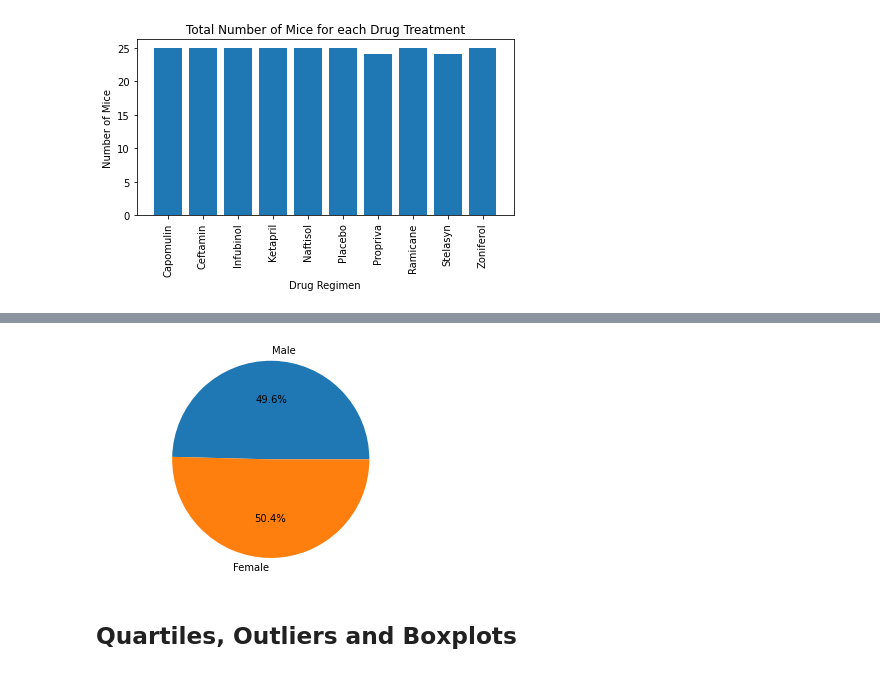
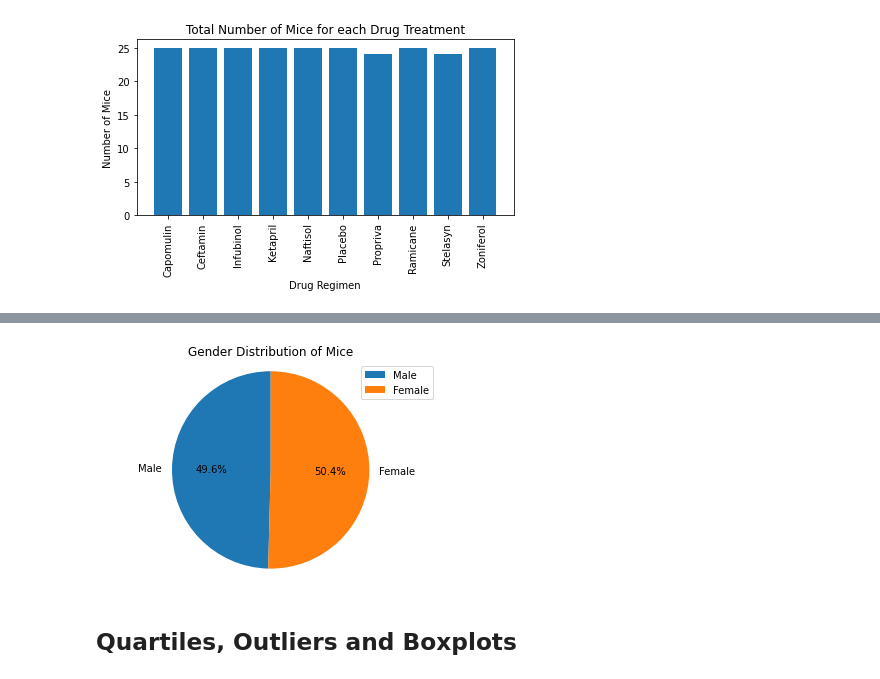
Before and after one commit to jeremychiaa/matplotlib-challenge, a Jupyter notebook: pymaceuticals_starter.ipynb, the cells around one changed output, grey strips where cells are left out. Saved outputs shown, nothing was run; the diff lists cells and outputs as text; code cells hidden in the pictures.

```diff
--- a/pymaceuticals_starter.ipynb
+++ b/pymaceuticals_starter.ipynb
@@ -214,17 +220,23 @@ plt.show()
 # %%
 # Generate a pie plot showing the distribution of female versus male mice using pyplot
 gender = ["Male", "Female"]
 
 # Using matplotlib.pyplot to create a pie chart based on above data
-plt.pie(gender_distribution, labels=gender, autopct="%1.1f%%")
+plt.pie(gender_distribution, labels=gender, autopct="%1.1f%%", startangle=90)
 
 # Create axes which are equal so we have a perfect circle
 plt.axis("equal")
 
+# Add title
+plt.title("Gender Distribution of Mice")
+
+# Add legend
+plt.legend(loc="best")
+
 # Show chart that was created
 plt.show()
 # %% [output]
-[figure, old version]
+[figure, new version]
 # %% [markdown]
 ## Quartiles, Outliers and Boxplots
 # %%
```
Also changed, not shown: parts of 1 cell of this notebook.
